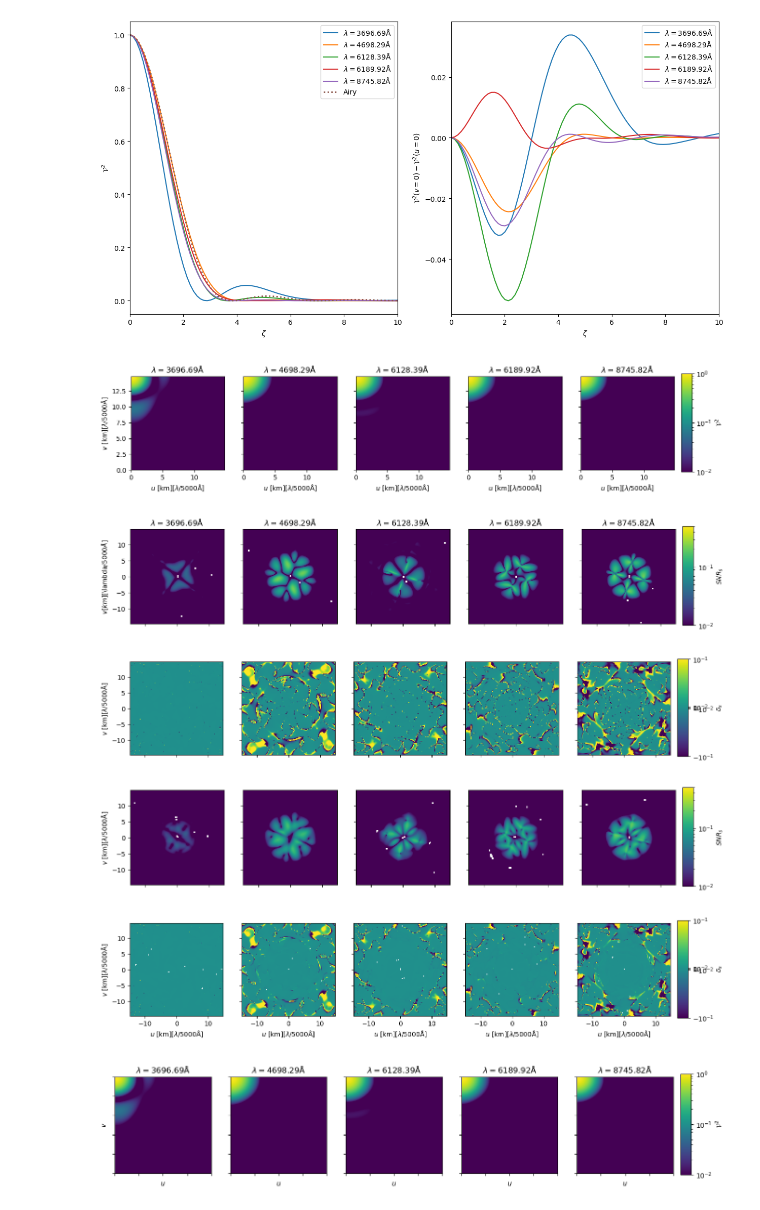
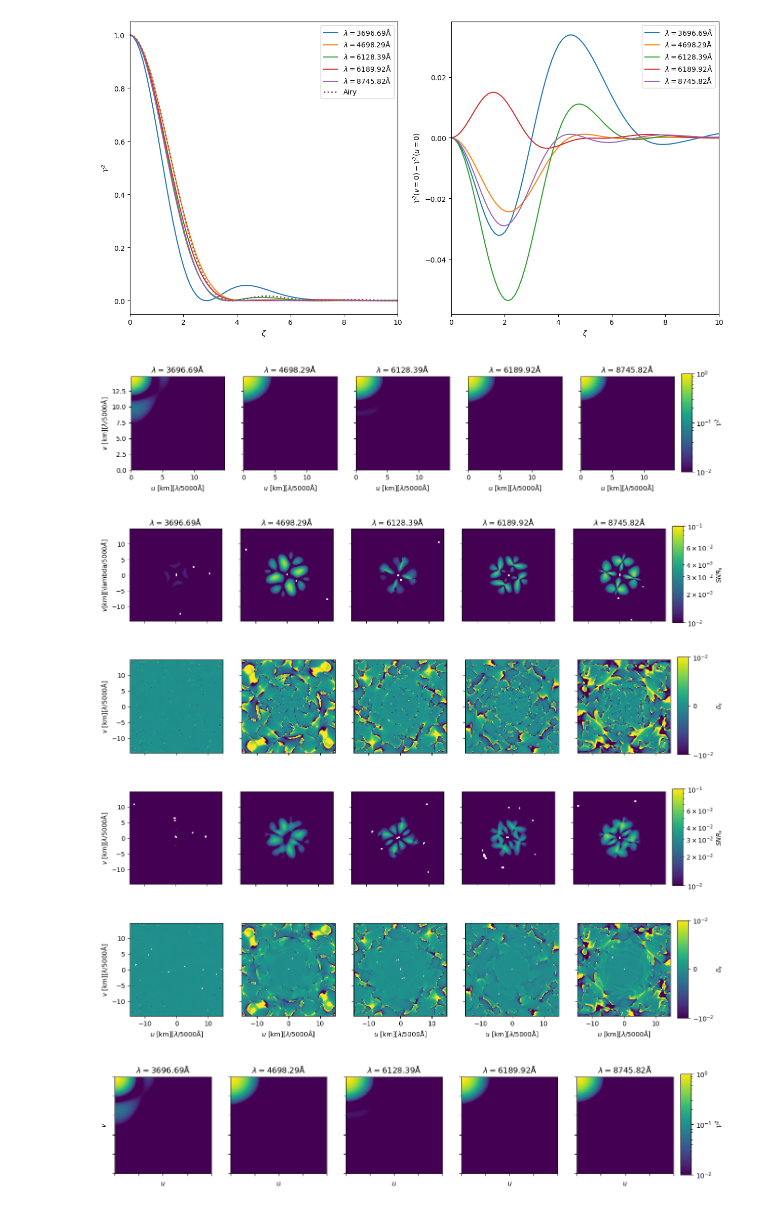
Before and after one commit to AlexGKim/II, a Jupyter notebook: sedona.ipynb, the cells around one changed output. Saved outputs shown, nothing was run; the diff lists cells and outputs as text; code cells hidden in the pictures.

```diff
--- a/sedona.ipynb
+++ b/sedona.ipynb
@@ -27,6 +27,11 @@ flux_int = flux_int * 10**((spectrum_mag-12)/2.5) # now in units of  (erg / s /
 #
 # spectrum = sncosmo.Spectrum(lambdas, flux_int) # now in units of  (erg / s / cm^2 / A) for B=12 mag
 Area = 88 * 100 * 100. # cm^2
+Area = numpy.pi*(9.96/2)**2*1e4
+print(Area)
+eff = 0.73*.9*.6
+print(eff)
+Area=Area*eff
 h = 6.626* 10**(-34+7)  # erg s
 c = 3e10 # cm/s
 lcm = wavegrid/1e8  # cm
@@ -241,7 +248,7 @@ for i, idx in enumerate(idxs):
 
     im1 = axs1[i].imshow(siginv /2 *
                          numpy.sqrt(1/Fsinv[minx:maxx,minx:maxx]),
-                         norm='log',vmin=0.01,vmax=0.5,extent=[emin*Deltau,emax*Deltau,emin*Deltau,emax*Deltau])
+                         norm='log',vmin=0.01,vmax=0.1,extent=[emin*Deltau,emax*Deltau,emin*Deltau,emax*Deltau])
 
     if i ==0:
         axs1[i].set_ylabel(r'$v [km][$\lambda/5000$Å]$')
@@ -252,7 +259,7 @@ for i, idx in enumerate(idxs):
     axs1[i].set_title(r'$\lambda={:.2f}$Å'.format(wavegrid[idx]))
 
     im2 = axs2[i].imshow(deltas,norm=matplotlib.colors.SymLogNorm(linthresh=0.03, linscale=0.03,
-                                              vmin=-0.1, vmax=0.1, base=10),
+                                              vmin=-0.01, vmax=0.01, base=10),
                          extent=[emin*Deltau,emax*Deltau,emin*Deltau,emax*Deltau])
     if i ==0:
         axs2[i].set_ylabel(r'$v$ [km][$\lambda/5000$Å]')
@@ -263,7 +270,7 @@ for i, idx in enumerate(idxs):
     # axs[2,i].set_title(r'$\lambda={:.2f}\AA$'.format(wavegrid[idx]))
 
     im3 = axs3[i].imshow(siginv /3 *
-                        numpy.sqrt(1/Fsinv45[minx:maxx,minx:maxx]),norm='log',vmin=0.01,vmax=0.5,
+                        numpy.sqrt(1/Fsinv45[minx:maxx,minx:maxx]),norm='log',vmin=0.01,vmax=0.1,
                          extent=[emin*Deltau,emax*Deltau,emin*Deltau,emax*Deltau])
 
 
@@ -276,7 +283,7 @@ for i, idx in enumerate(idxs):
     # axs[3,i].set_title(r'$\lambda={:.2f}\AA$'.format(wavegrid[idx]))
 
     im4 = axs4[i].imshow(deltas45,norm=matplotlib.colors.SymLogNorm(linthresh=0.03, linscale=0.03,
-                                              vmin=-0.1, vmax=0.1, base=10),
+                                              vmin=-0.01, vmax=0.01, base=10),
                          extent=[emin*Deltau,emax*Deltau,emin*Deltau,emax*Deltau])
     if i ==0:
         axs4[i].set_ylabel(r'$v$ [km][$\lambda/5000$Å]')
@@ -290,37 +297,37 @@ for i, idx in enumerate(idxs):
 
 fig0.subplots_adjust(right=0.90)
 fig1.subplots_adjust(right=0.90)
 fig2.subplots_adjust(right=0.90)
 fig3.subplots_adjust(right=0.90)
 fig4.subplots_adjust(right=0.90)
 cbar_ax = fig0.add_axes([0.91, 0.15, 0.015, 0.7])
 cbar=fig0.colorbar(im0, cax=cbar_ax)
 cbar.set_label(r"$\mathcal{V}^2$")
 cbar_ax = fig1.add_axes([0.91, 0.15, 0.015, 0.7])
 cbar=fig1.colorbar(im1, cax=cbar_ax)
 cbar.set_label(r"$SNR_s$")
 cbar_ax = fig2.add_axes([0.91, 0.15, 0.015, 0.7])
 cbar=fig2.colorbar(im2, cax=cbar_ax)
 cbar.set_label(r"$\delta_s$")
 cbar_ax = fig3.add_axes([0.91, 0.15, 0.015, 0.7])
 cbar=fig3.colorbar(im3, cax=cbar_ax)
 cbar.set_label(r"$SNR_s$")
 cbar_ax = fig4.add_axes([0.91, 0.15, 0.015, 0.7])
 cbar=fig4.colorbar(im4, cax=cbar_ax)
 cbar.set_label(r"$\delta_s$")
 
 fig0.savefig('g2map_sedona.pdf')
 fig2.savefig('ds_1_sedona.pdf')
 fig4.savefig('ds_2_sedona.pdf')
 fig1.savefig('ston_1_sedona.pdf')
 fig3.savefig('ston_2_sedona.pdf')
 # fig3.savefig('ston_sedona.pdf')
 # %% [output]
 [figure]
-[figure, old version]
+[figure, new version]
-[figure, old version]
+[figure, new version]
-[figure, old version]
+[figure, new version]
-[figure, old version]
+[figure, new version]
 # %%
 wls = [5850,6055,6128,6189,6355.12]
 wls = [3700, 4700, 6055, 6355,8750]
```
Also changed, not shown: parts of 5 cells of this notebook, 2 other files.
